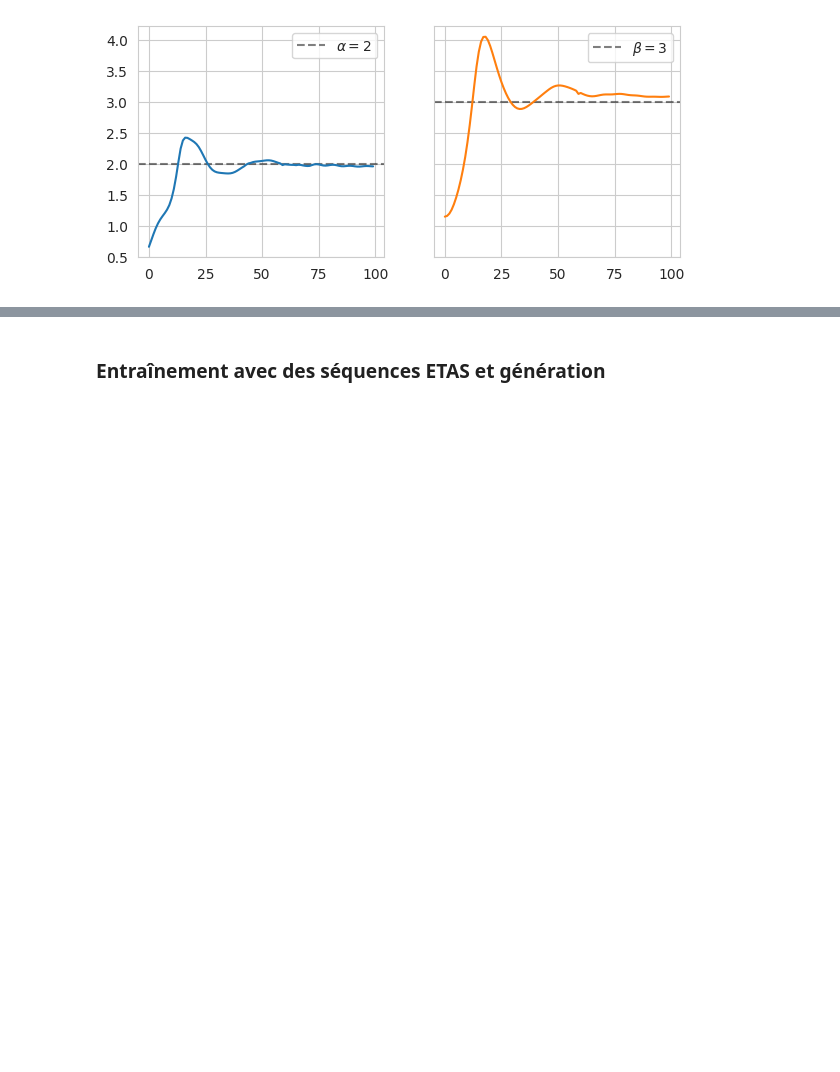
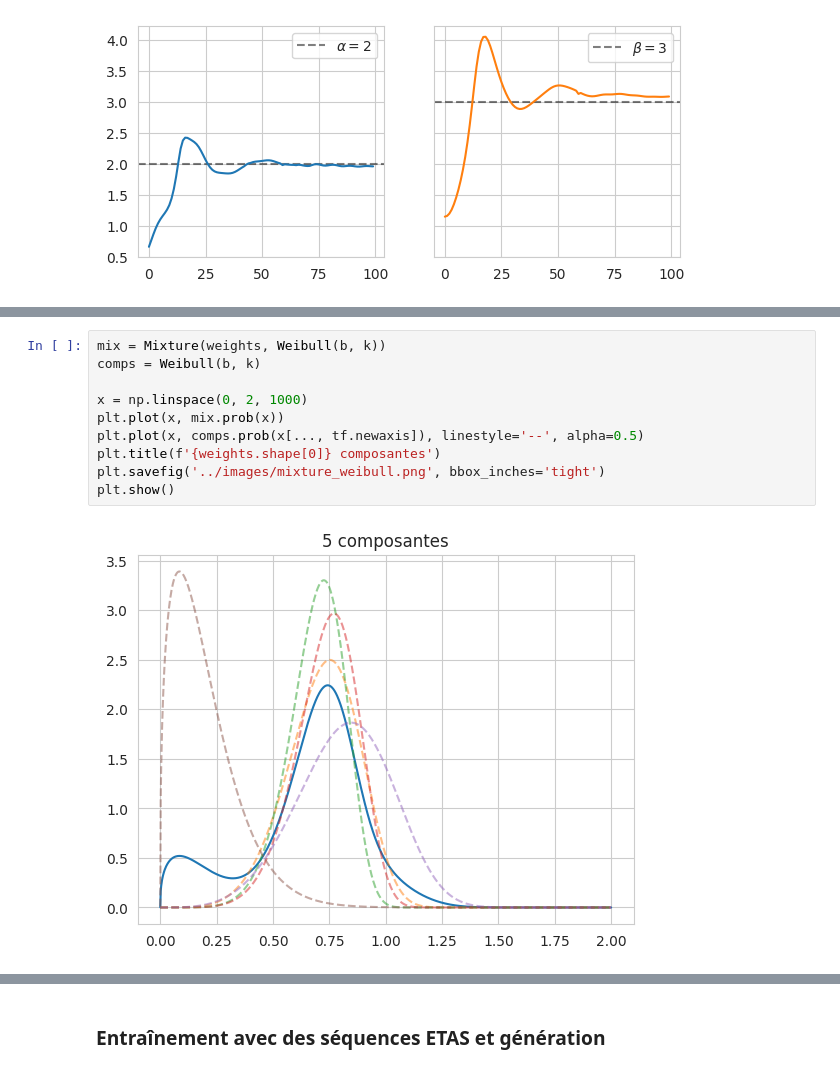
Before and after one commit to alphonsepaix/recast, a Jupyter notebook: notebooks/figures.ipynb, the cells around one changed output, grey strips where cells are left out. Saved outputs shown, nothing was run; the diff lists cells and outputs as text; blank space fills up the shorter version.

```diff
--- a/notebooks/figures.ipynb
+++ b/notebooks/figures.ipynb
@@ -533,0 +639,12 @@ Loss at epoch  100:    0.725
+# %%
+mix = Mixture(weights, Weibull(b, k))
+comps = Weibull(b, k)
+
+x = np.linspace(0, 2, 1000)
+plt.plot(x, mix.prob(x))
+plt.plot(x, comps.prob(x[..., tf.newaxis]), linestyle='--', alpha=0.5)
+plt.title(f'{weights.shape[0]} composantes')
+plt.savefig('../images/mixture_weibull.png', bbox_inches='tight')
+plt.show()
+# %% [output]
+[figure, added]
```
Also changed, not shown: parts of 15 cells of this notebook.
